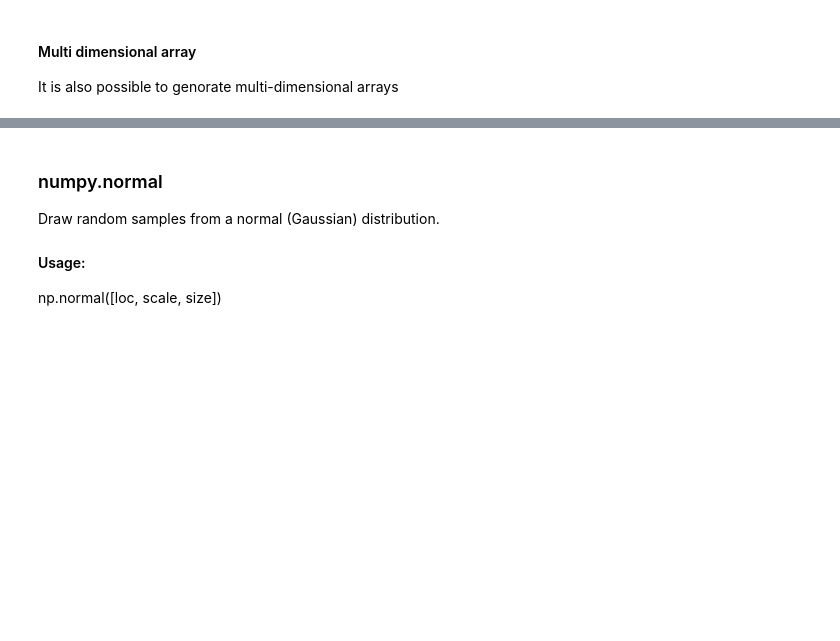
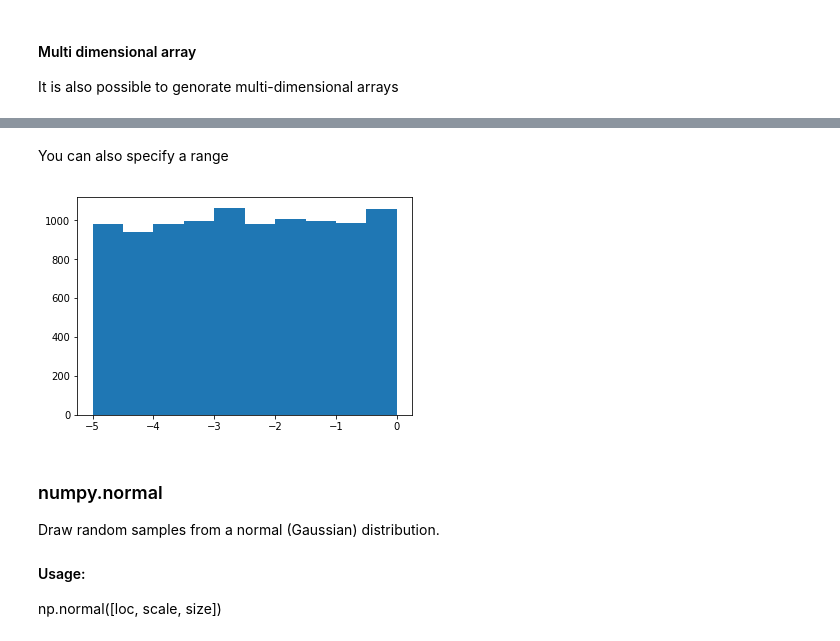
Before and after one commit to sshhane/emerging-tech-project, a Jupyter notebook: 1. Numpy Random.ipynb, the cells around one changed output, grey strips where cells are left out. Drawn from its saved outputs; the diff is of its cells as text; code cells hidden in the pictures; blank space fills up the shorter version.

```diff
--- a/1. Numpy Random.ipynb
+++ b/1. Numpy Random.ipynb
@@ -74,3 +99,11 @@ np.random_sample([size])
+# %% [markdown]
+You can also specify a range
+# %%
+y = 5 * np.random.random_sample(10000) - 5
+plt.hist(y)
+plt.show()
+# %% [output]
+[figure, added]
 # %% [markdown]
 ### numpy.normal
 Draw random samples from a normal (Gaussian) distribution.
```
Also changed, not shown: parts of 20 cells of this notebook.
